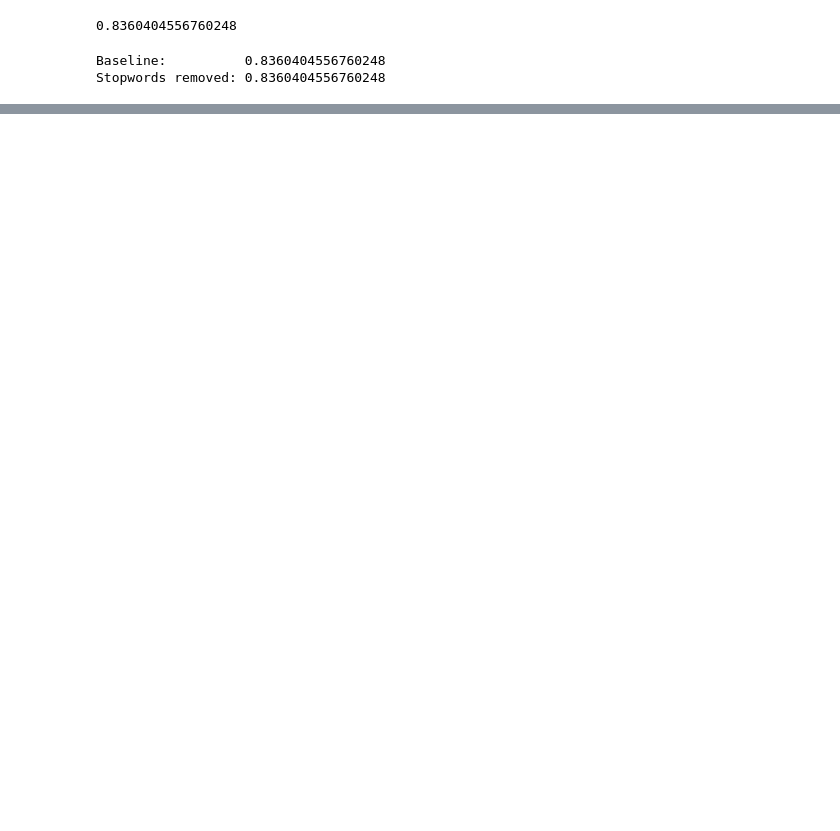
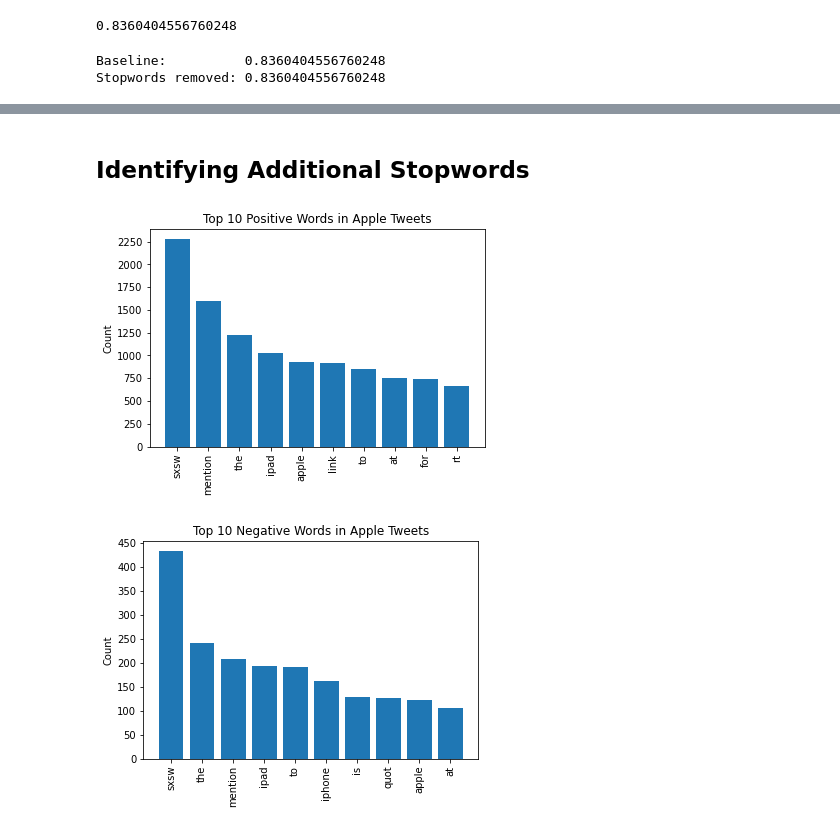
Before and after one commit to anita-camlic/Twitter_Sentiment_Analysis, a Jupyter notebook: working_notebook.ipynb, the cells around one changed output, grey strips where cells are left out. Drawn from its saved outputs; the diff is of its cells as text; code cells hidden in the pictures; blank space fills up the shorter version.

Commit message:
Stopword modeling

```diff
--- a/working_notebook.ipynb
+++ b/working_notebook.ipynb
@@ -498,0 +499,15 @@ Stopwords removed: 0.8452203881734084
+# %% [markdown]
+## Identifying Additional Stopwords
+# %%
+# Apple Positive Words
+df_apple_pos = df_apple[df['emotion'] == 'Positive emotion']
+apple_pos_freq_dist = FreqDist(df_apple_pos['text_tokenized'].explode())
+visualize_top_10(apple_pos_freq_dist, "Top 10 Positive Words in Apple Tweets")
+
+# Apple Negative Words
+df_apple_neg = df_apple[df['emotion'] == 'Negative emotion']
+apple_neg_freq_dist = FreqDist(df_apple_neg['text_tokenized'].explode())
+visualize_top_10(apple_neg_freq_dist, "Top 10 Negative Words in Apple Tweets")
+# %% [output]
+[figure, added]
+[figure, added]
```
Also changed, not shown: parts of 25 cells of this notebook.
